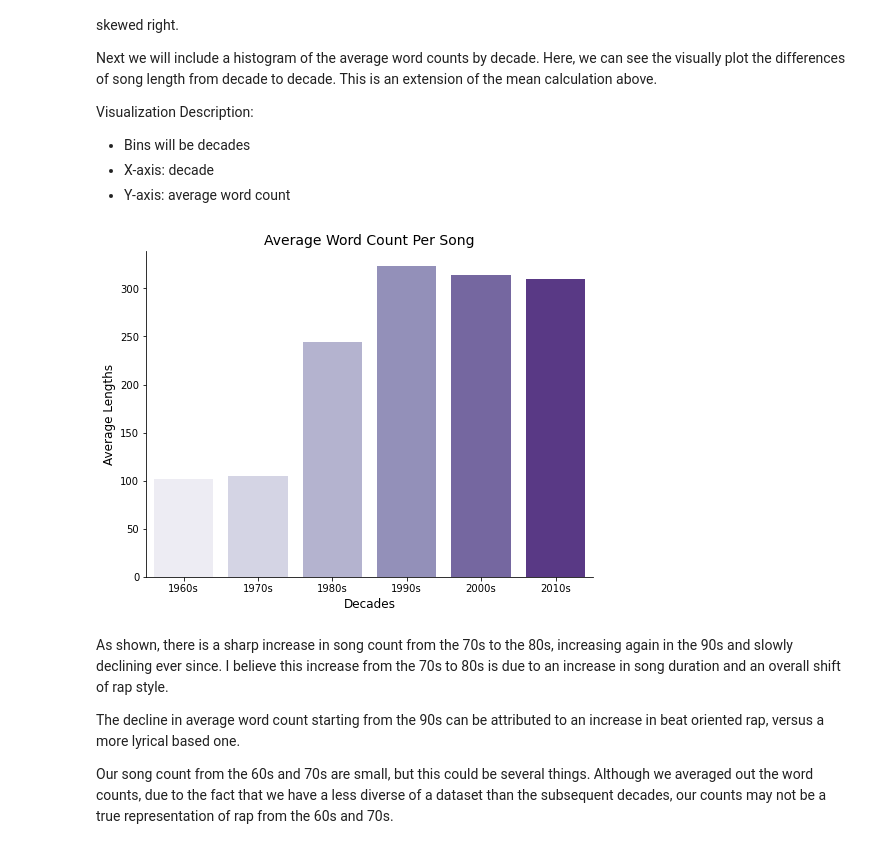
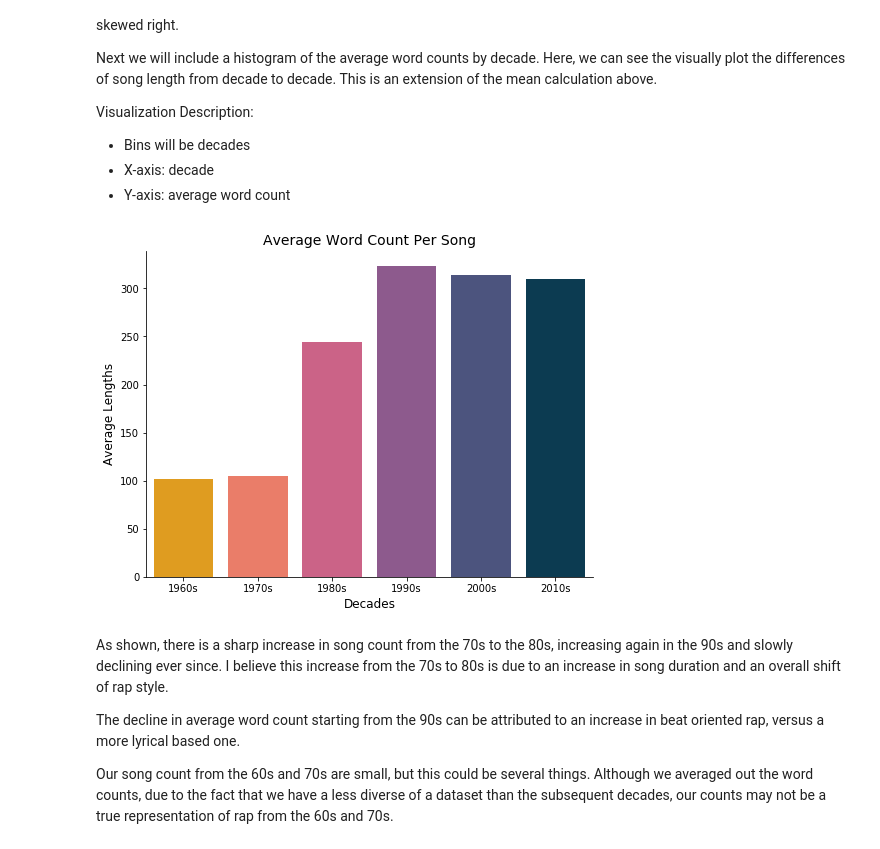
Before and after one commit to drewli815/Evolution-of-Rap, a Jupyter notebook: notebooks/FinalProposal.ipynb, the cells around one changed output. Cells and saved outputs as stored; diff of their text form; code cells hidden in the pictures.

```diff
--- a/notebooks/FinalProposal.ipynb
+++ b/notebooks/FinalProposal.ipynb
@@ -716,6 +734,8 @@ palette = 'Purples'
 newPalette = 'Purples_r'
 axesSize = 12
 titleSize = 14
+colors = ['#ffa600','#ff6e54','#dd5182','#955196','#444e86','#003f5c']
+customPalette=sns.set_palette(sns.color_palette(colors))
 # %% [markdown]
 #### Distplots and Histogram
 
@@ -812,21 +832,21 @@ Visualization Description:
 # %%
 # Histogram code for total raw word count here
 column = 'word count'
 decades = ['1960s', '1970s', '1980s', '1990s', '2000s', '2010s']
 means = [df_5960[column].mean(), df_70[column].mean(),
          df_80[column].mean(), df_90[column].mean(),
          df_00[column].mean(), df_10[column].mean()]
 
 df_of_totals = pd.DataFrame({'decades': decades, 'averages': means})
 
 plt.figure(figsize=(8,6))
-sns.barplot("decades", "averages", data=df_of_totals, palette=palette)\
+sns.barplot("decades", "averages", data=df_of_totals, palette=customPalette)\
     .set_title("Average Word Count Per Song", size=titleSize)
 plt.xlabel('Decades', size=axesSize)
 plt.ylabel('Average Lengths', size=axesSize)
 sns.despine()
 # %% [output]
-[figure, old version]
+[figure, new version]
 # %% [markdown]
 As shown, there is a sharp increase in song count from the 70s to the 80s, increasing again in the 90s and slowly declining ever since. I believe this increase from the 70s to 80s is due to an increase in song duration and an overall shift of rap style.
 
```
Also changed, not shown: parts of 6 cells of this notebook, 1 other file.
